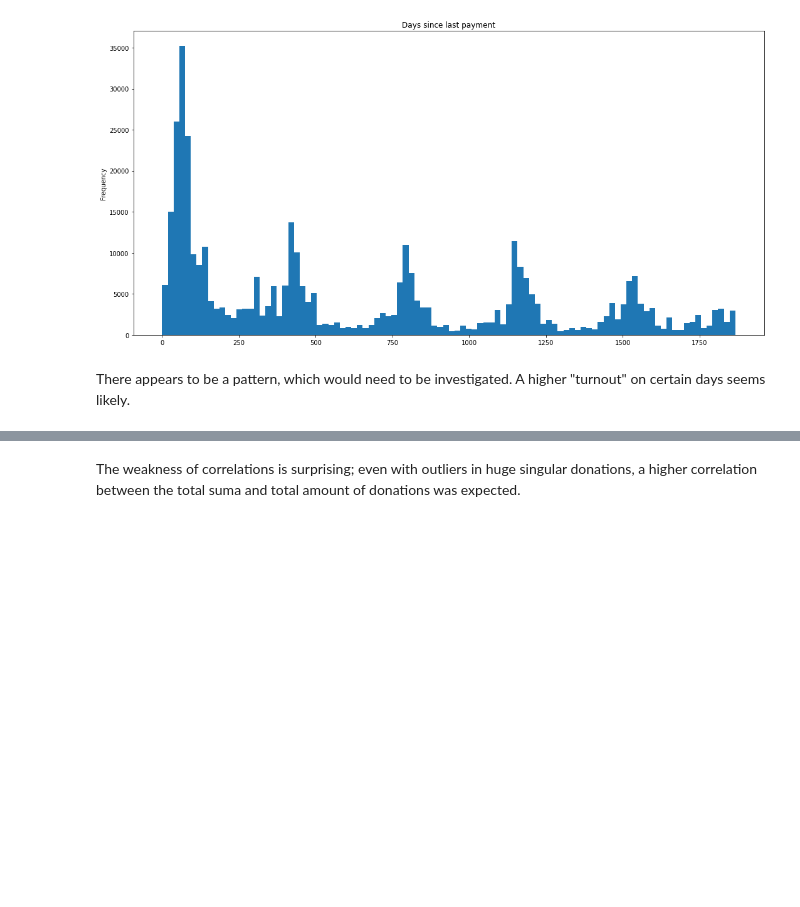
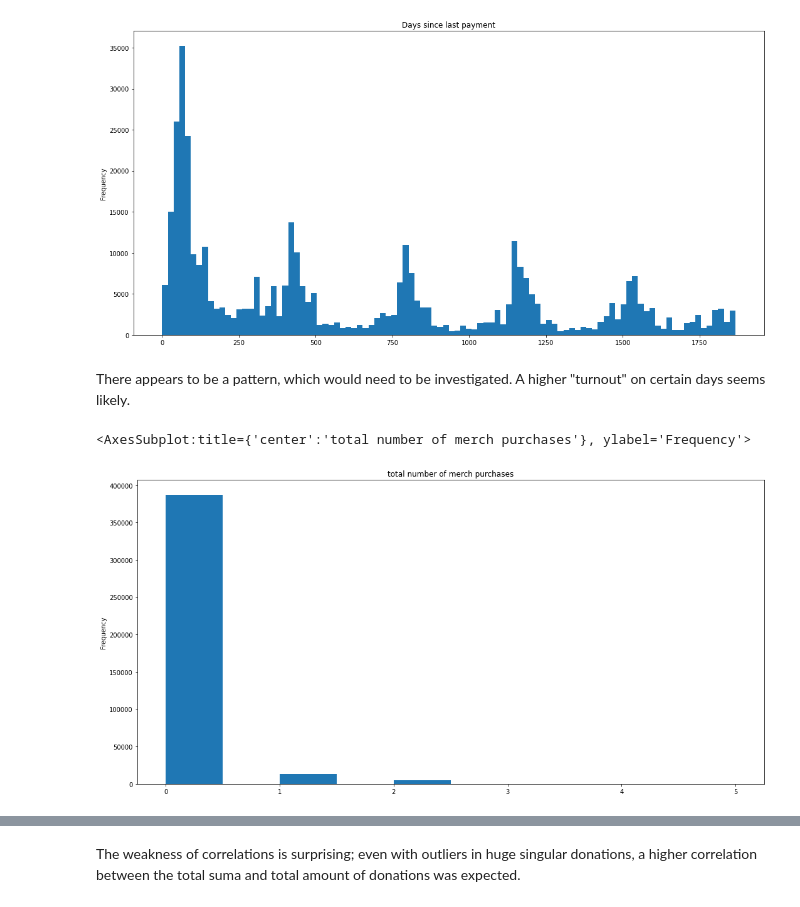
Before and after one commit to elauser/customer-segmentation-nonprofit, a Jupyter notebook: src/eda.ipynb, the cells around one changed output, grey strips where cells are left out. Cells and saved outputs as stored; diff of their text form; code cells hidden in the pictures; blank space fills up the shorter version.

```diff
--- a/src/eda.ipynb
+++ b/src/eda.ipynb
@@ -57,6 +57,11 @@ df['time_diff'].plot(kind = 'hist', bins = 100, title = 'Days since last payment
 [figure]
 # %% [markdown]
 There appears to be a pattern, which would need to be investigated. A higher "turnout" on certain days seems likely.
+# %%
+df['total_merch'].plot(kind= 'hist', title= 'total number of merch purchases')
+# %% [output]
+<AxesSubplot:title={'center':'total number of merch purchases'}, ylabel='Frequency'>
+[figure, added]
 # %%
 from seaborn import heatmap, pairplot, color_palette
 
```
Also changed, not shown: parts of 5 cells of this notebook.
